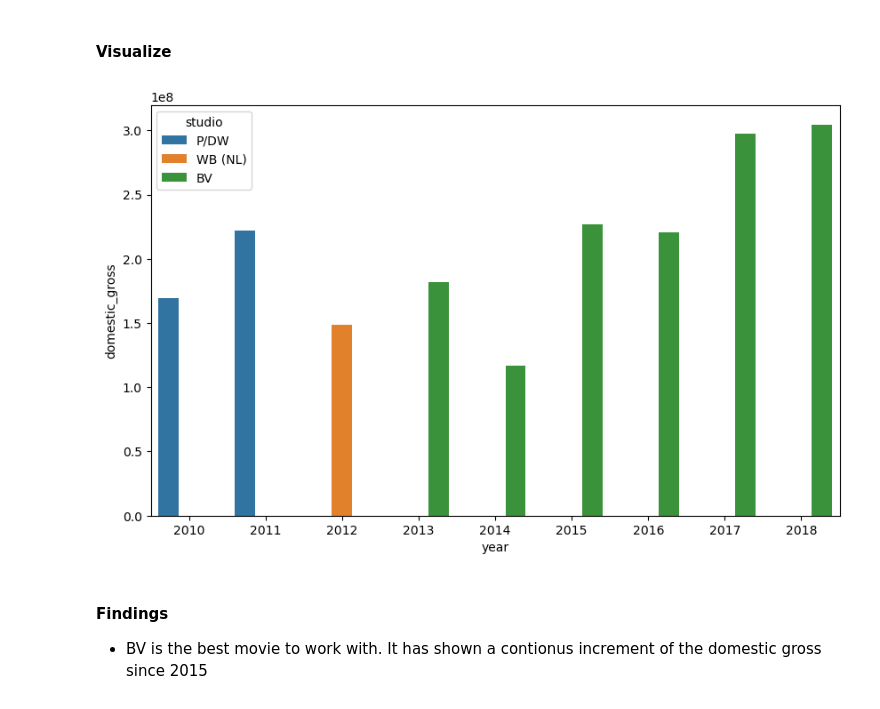
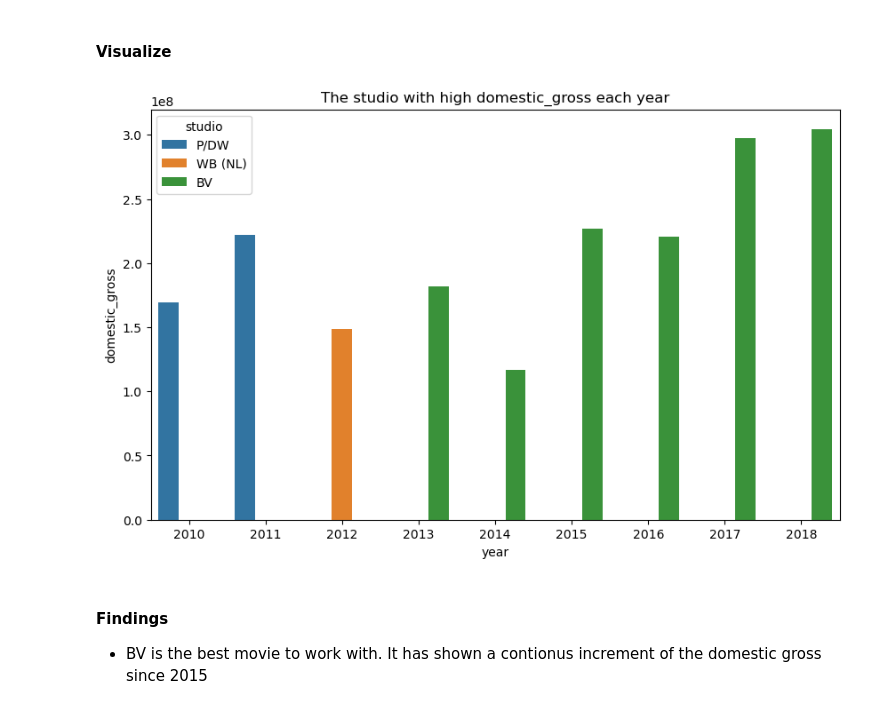
Before and after one commit to BBWorksB/ds-factors-for-film-production-success, a Jupyter notebook: Film-Production-Success.ipynb, the cells around one changed output. Saved outputs shown, nothing was run; the diff lists cells and outputs as text; code cells hidden in the pictures.

```diff
--- a/Film-Production-Success.ipynb
+++ b/Film-Production-Success.ipynb
@@ -1003,9 +939,10 @@ best_studio
 #### Visualize
 # %%
 plt.figure(figsize=(10, 6))
-sns.barplot(x='year', y='domestic_gross', hue='studio', data=best_studio);
+sns.barplot(x='year', y='domestic_gross', hue='studio', data=best_studio)
+plt.title('The studio with high domestic_gross each year');
 # %% [output]
-[figure, old version]
+[figure, new version]
 # %% [markdown]
 #### Findings
 - BV is the best movie to work with.
```
Also changed, not shown: parts of 60 cells of this notebook.
